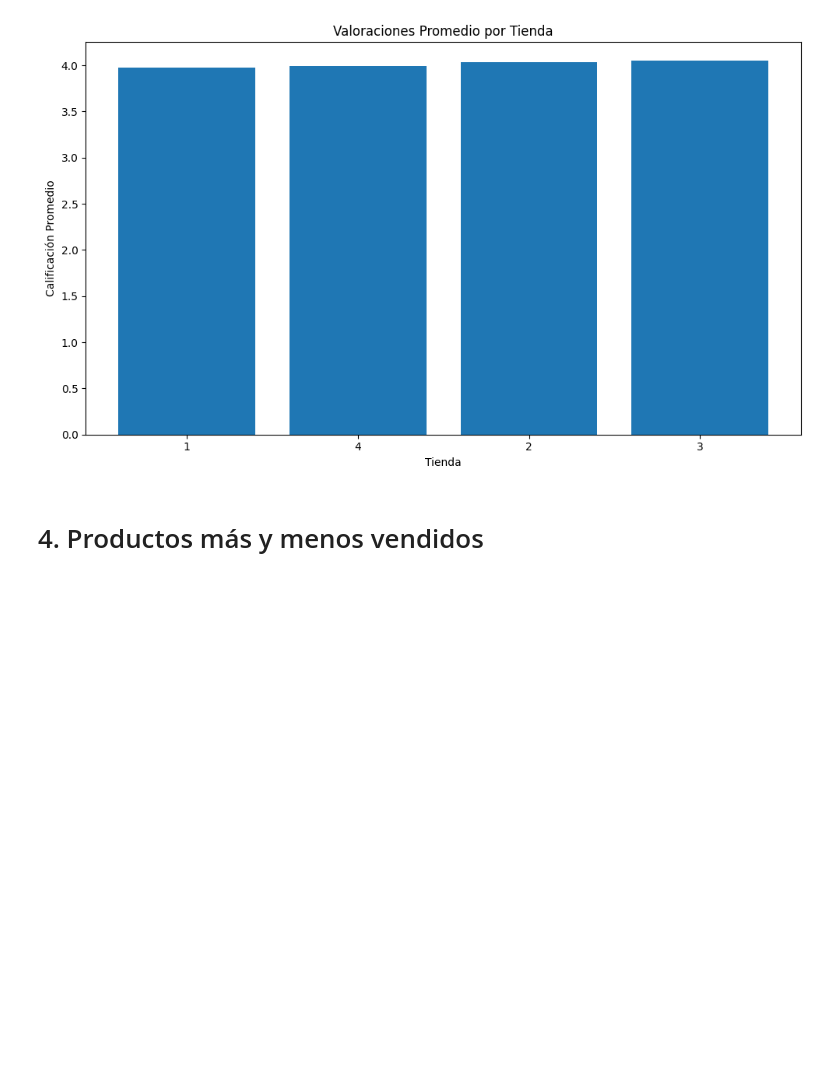
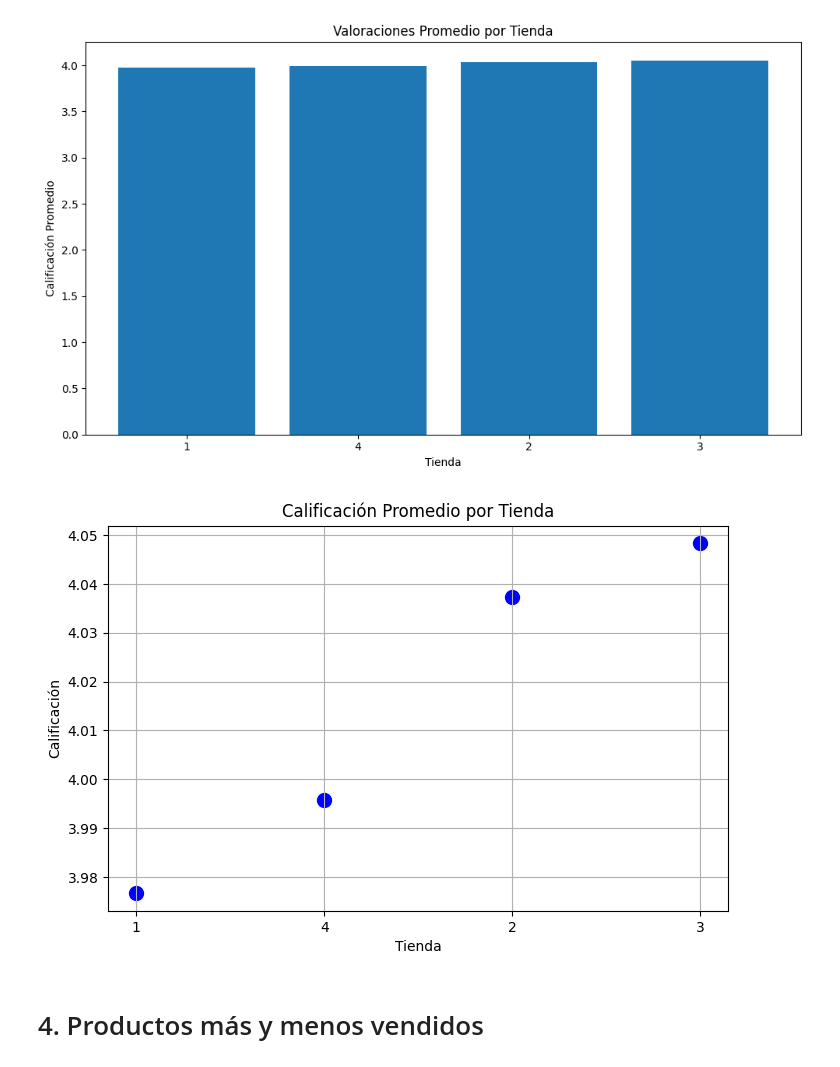
Before and after one commit to Yovan05/alura-store-latam, a Jupyter notebook: AluraStoreLatam.ipynb, the cells around one changed output. Cells and saved outputs as stored; diff of their text form; code cells hidden in the pictures; blank space fills up the shorter version.

```diff
--- a/AluraStoreLatam.ipynb
+++ b/AluraStoreLatam.ipynb
@@ -532,5 +558,16 @@ plt.tight_layout()
 plt.show()
 # %% [output]
 [figure]
+# %%
+plt.figure(figsize=(8, 5))
+plt.scatter(tabla_valoracion_tiendas.sort_values(by="Valoracion")['Tiendas'], tabla_valoracion_tiendas.sort_values(by="Valoracion")['Valoracion'], color='blue', s=100)
+
+plt.title('Calificación Promedio por Tienda')
+plt.xlabel('Tienda')
+plt.ylabel('Calificación')
+plt.grid(True)
+plt.show()
+# %% [output]
+[figure, added]
 # %% [markdown]
 # 4. Productos más y menos vendidos
```
Also changed, not shown: parts of 8 cells of this notebook.
